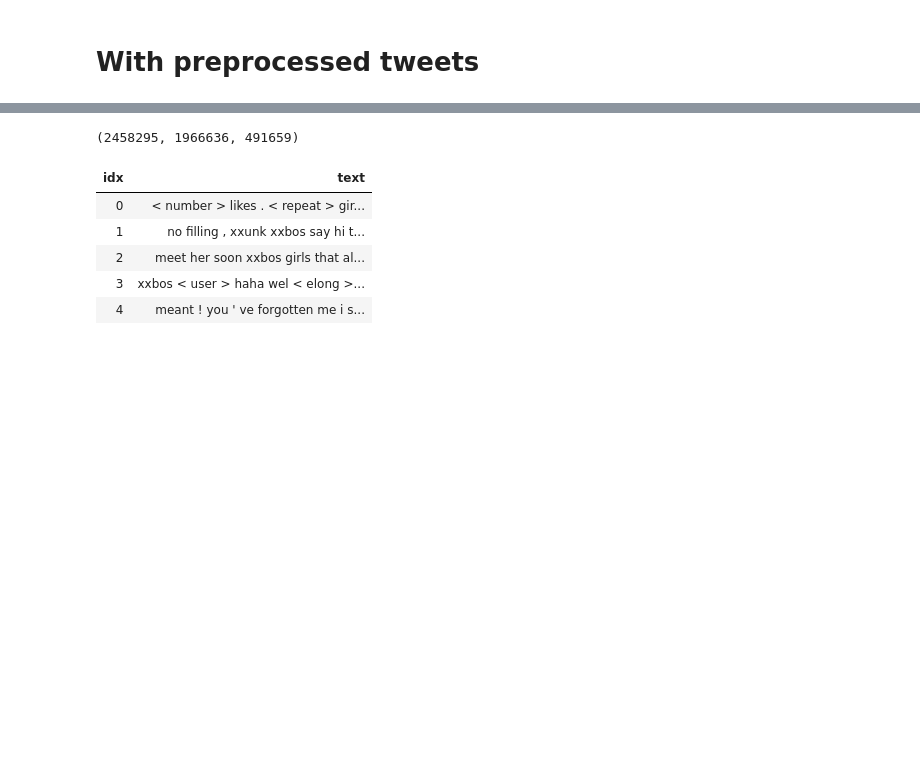
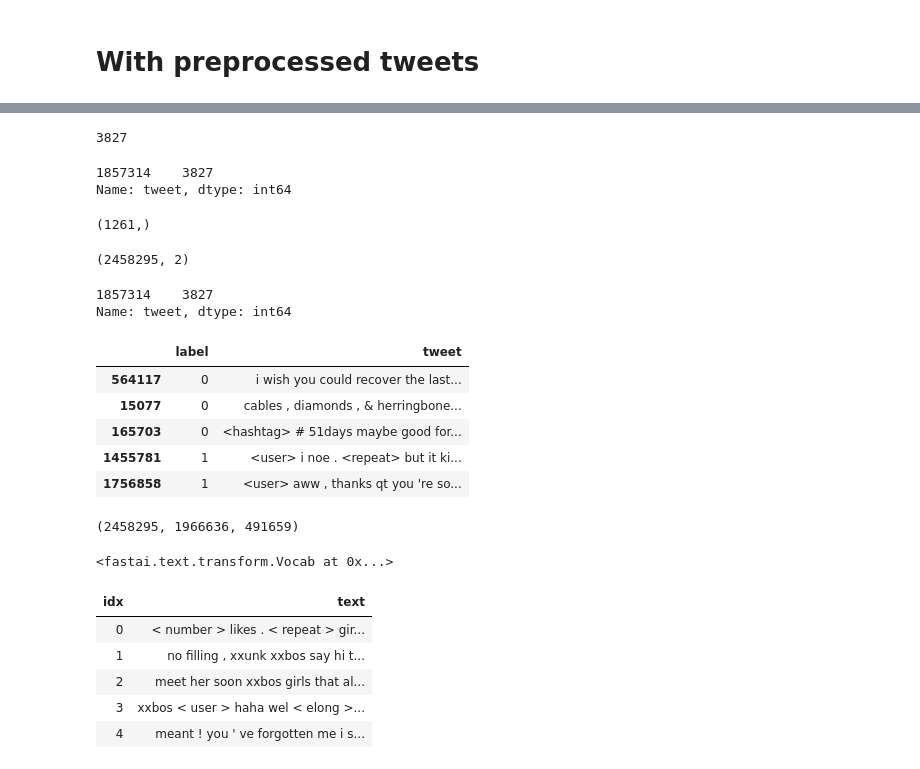
Before and after one commit to amaudruz/NLP_satl, a Jupyter notebook: simple_fastai_impl.ipynb, the cells around one changed output, grey strips where cells are left out. Cells and saved outputs as stored; diff of their text form; code cells hidden in the pictures; blank space fills up the shorter version.

```diff
--- a/simple_fastai_impl.ipynb
+++ b/simple_fastai_impl.ipynb
@@ -18,9 +29,9 @@ path.ls()
  PosixPath('/home/louis/Documents/NLP_satl/data/test_data.txt')]
 # %%
-with open(path/'train_neg_full.txt', 'r') as f :
+with open(path/'twitter-datasets'/'train_neg_full.txt', 'r') as f :
     neg_tweets = f.readlines()
 # %%
-with open(path/'train_pos_full.txt', 'r') as f :
+with open(path/'twitter-datasets'/'train_pos_full.txt', 'r') as f :
     pos_tweets = f.readlines()
 # %%
 len(neg_tweets), len(pos_tweets)
@@ -189,5 +210,3 @@ df_test_pred.to_csv('first_fastai_try.csv', index=False)
 learn.save(path/'first_fastai.pkl')
 # %% [markdown]
 # With preprocessed tweets
-# %%
-df = pd.read_csv(path/'train_full.tsv', sep='\t', header=0, error_bad_lines=False)
@@ -205,3 +231,34 @@ valid_df = df.iloc[valid_idxs]
+# %%
+ts.max()
+# %% [output]
+3827
+# %%
+ts[ts == ts.max()]
+# %% [output]
+1857314    3827
+Name: tweet, dtype: int64
+# %%
+ts[ts > 10*ts.std()].shape
+# %% [output]
+(1261,)
+# %%
+df.shape
+# %% [output]
+(2458295, 2)
+# %%
+ts[ts == ts.max()]
+# %% [output]
+1857314    3827
+Name: tweet, dtype: int64
+# %%
+train_df.head()
+# %% [output]
+|  | label | tweet |
+| 564117 | 0 | i wish you could recover the last... |
+| 15077 | 0 | cables , diamonds , & herringbone... |
+| 165703 | 0 | <hashtag> # 51days maybe good for... |
+| 1455781 | 1 | <user> i noe . <repeat> but it ki... |
+| 1756858 | 1 | <user> aww , thanks qt you 're so... |
 # %%
 n_tweets, train_df.shape[0], valid_df.shape[0]
 # %% [output]
@@ -214,3 +273,7 @@ data_lm = load_data(path,'data_lm_preproc_fastai.pkl' )
+# %%
+v
+# %% [output]
+<fastai.text.transform.Vocab at 0x...>
 # %%
 data_lm.show_batch()
 # %% [output]
```
Also changed, not shown: parts of 109 cells of this notebook, 30 other files.
